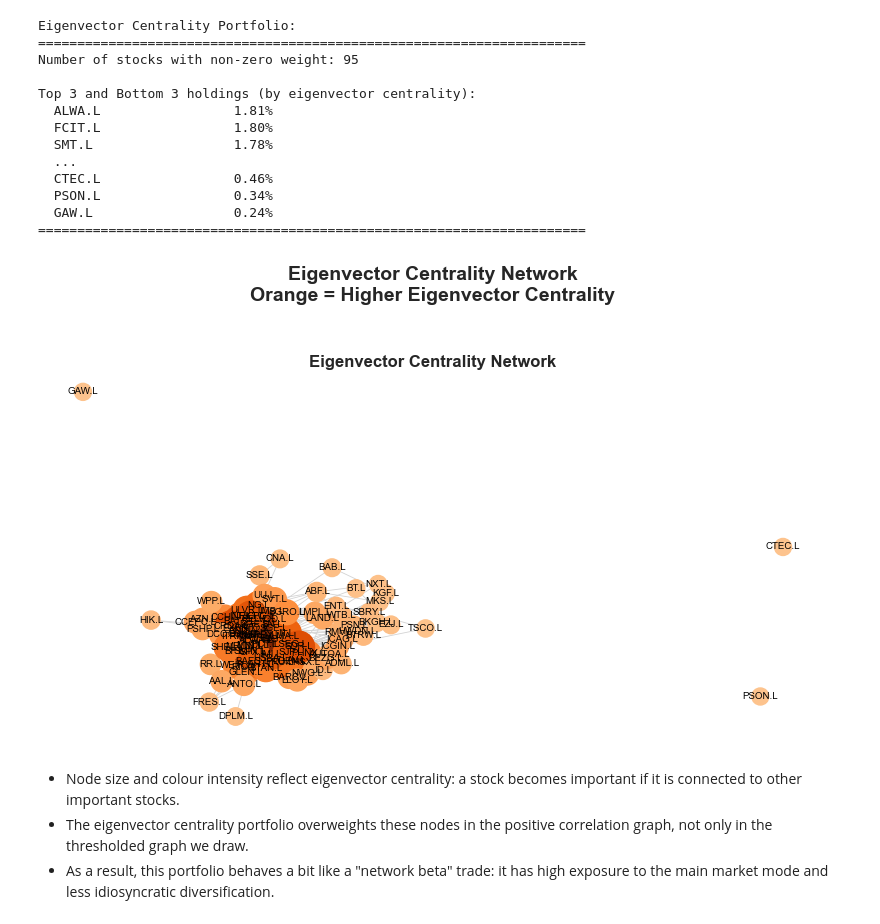
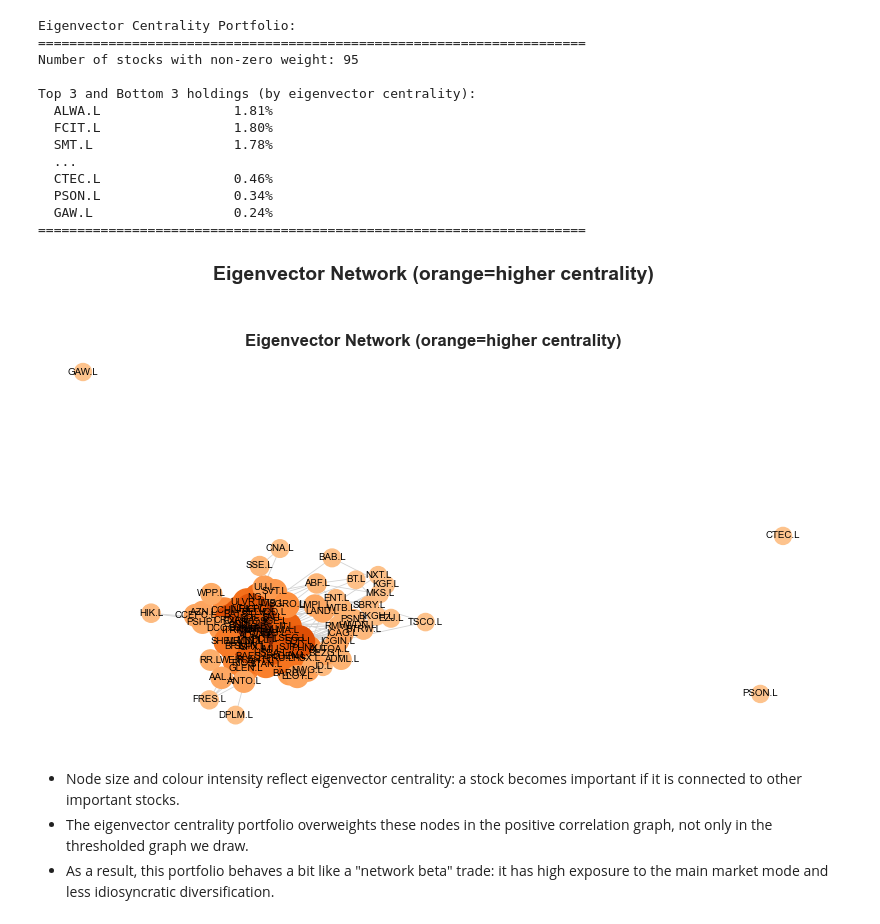
Before and after one commit to AUEBs-INVESTMENT-FINANCE-CLUB/network-clustering-portfolios, a Jupyter notebook: network_hierarchical_portfolios.ipynb, the cells around one changed output. Saved outputs shown, nothing was run; the diff lists cells and outputs as text; code cells hidden in the pictures.

```diff
--- a/network_hierarchical_portfolios.ipynb
+++ b/network_hierarchical_portfolios.ipynb
@@ -840,36 +848,36 @@ def draw_eigen_network(ax, graph, layout, ec_dict, title):
     node_colors = [cmap(0.3 + 0.7 * v) for v in norm]
     node_sizes = 150 + 600 * norm
 
     nx.draw(
         graph,
         pos=layout,
         node_color=node_colors,
         node_size=node_sizes,
         with_labels=True,
         font_size=7,
         edge_color='lightgray',
         width=0.6,
         ax=ax
     )
     ax.set_title(title, fontsize=12, fontweight='bold')
     ax.axis('off')
 
 fig, ax = plt.subplots(figsize=(8, 5))
-fig.suptitle('Eigenvector Centrality Network\nOrange = Higher Eigenvector Centrality',
+fig.suptitle('Eigenvector Network (orange=higher centrality)',
              fontsize=14, fontweight='bold', y=0.98)
 
 draw_eigen_network(
     ax,
     in_sample_graph,
     in_sample_layout,
     in_ec,
-    'Eigenvector Centrality Network'
+    'Eigenvector Network (orange=higher centrality)'
 )
 
 plt.tight_layout(rect=[0, 0, 1, 0.94])
 plt.show()
 # %% [output]
-[figure, old version]
+[figure, new version]
 # %% [markdown]
 - Node size and colour intensity reflect eigenvector centrality: a stock becomes important if it is connected to other important stocks.
 - The eigenvector centrality portfolio overweights these nodes in the positive correlation graph, not only in the thresholded graph we draw.
```
Also changed, not shown: parts of 25 cells of this notebook.
